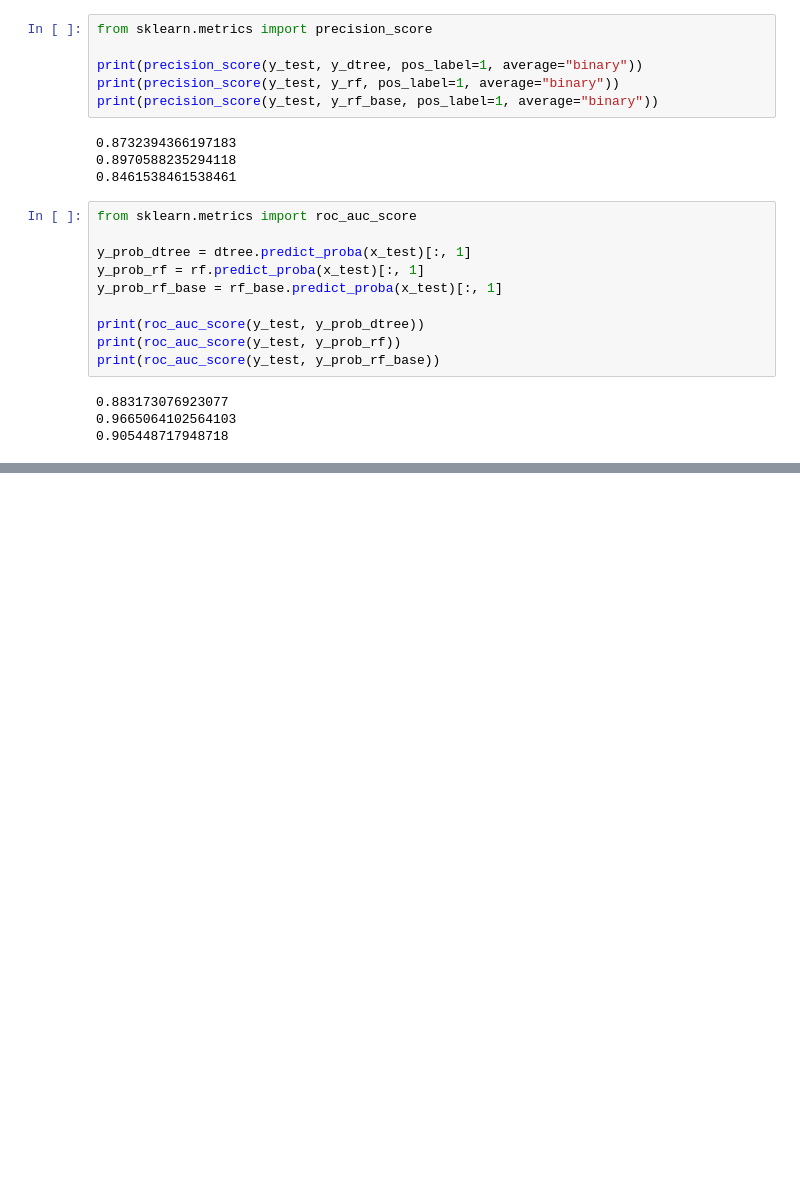
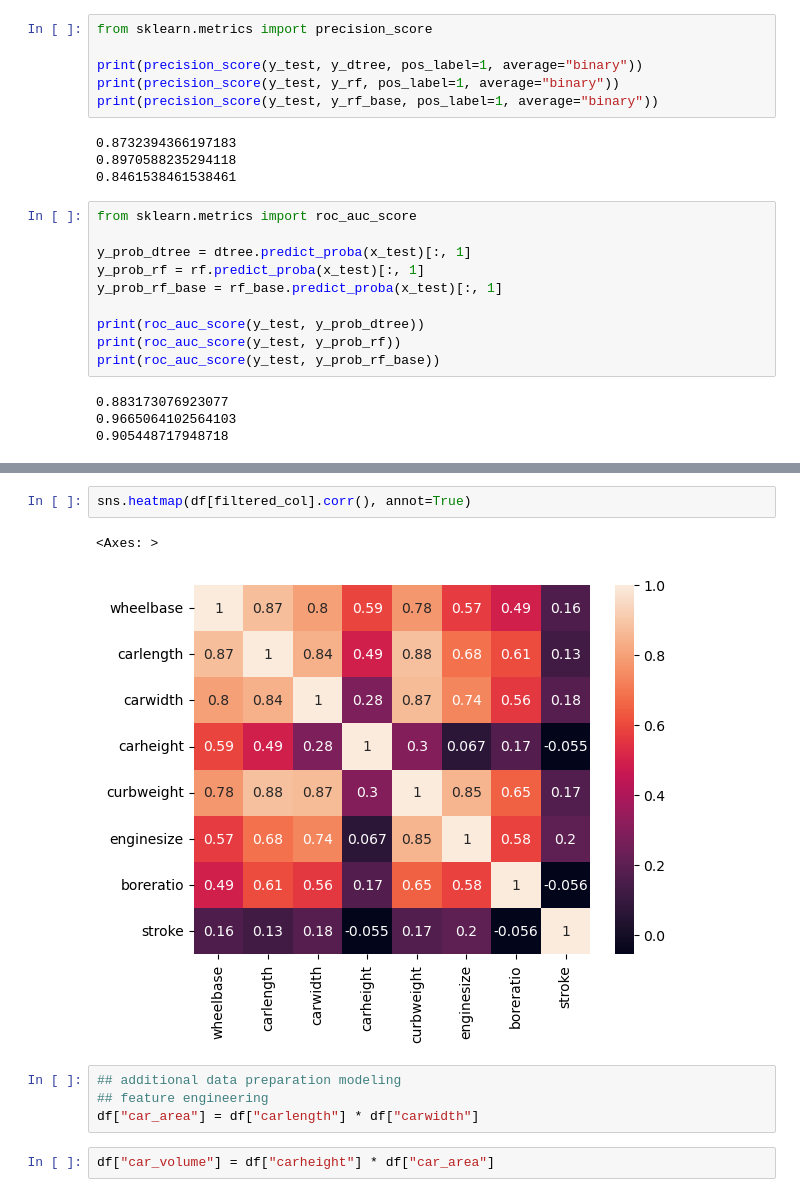
Before and after one commit to jayasaptr/belajar-python, a Jupyter notebook: project2.ipynb, the cells around one changed output, grey strips where cells are left out. Drawn from its saved outputs; the diff is of its cells as text; blank space fills up the shorter version.

```diff
--- a/project2.ipynb
+++ b/project2.ipynb
@@ -245,0 +410,11 @@ print(roc_auc_score(y_test, y_prob_rf_base))
+# %%
+sns.heatmap(df[filtered_col].corr(), annot=True)
+# %% [output]
+<Axes: >
+[figure, added]
+# %%
+## additional data preparation modeling
+## feature engineering
+df["car_area"] = df["carlength"] * df["carwidth"]
+# %%
+df["car_volume"] = df["carheight"] * df["car_area"]
```
Also changed, not shown: parts of 33 cells of this notebook, 4 other files.
